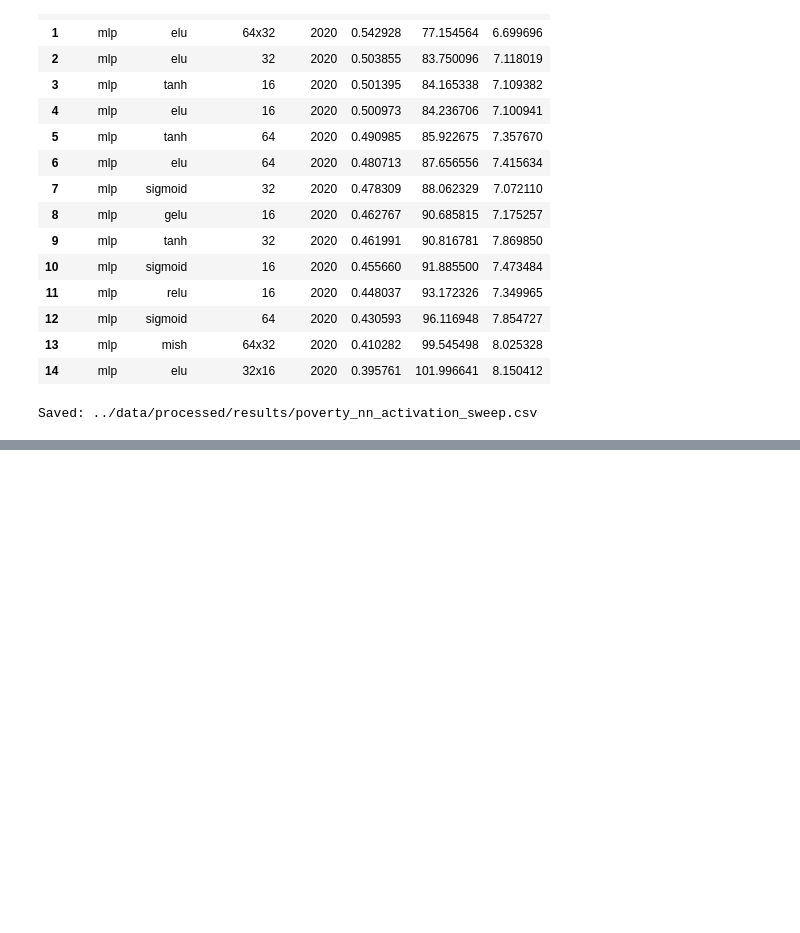
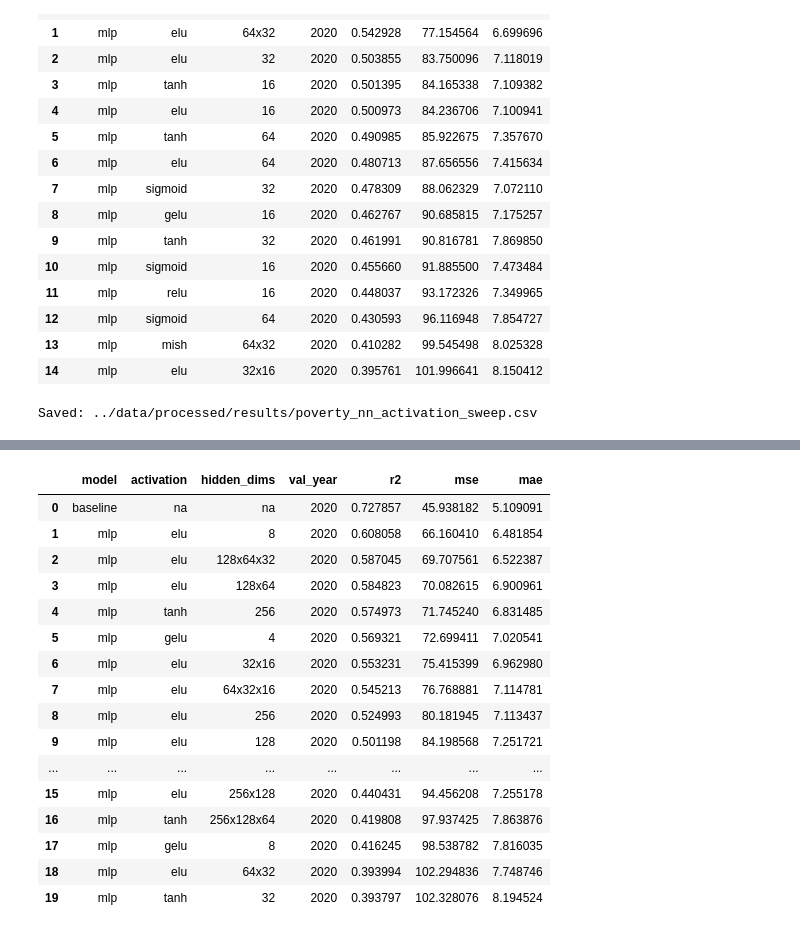
Before and after one commit to hovosukiasyan/capstone, a Jupyter notebook: notebooks/poverty_nn_activation_sweep_step_by_step.ipynb, the cells around one changed output, grey strips where cells are left out. Saved outputs shown, nothing was run; the diff lists cells and outputs as text; code cells hidden in the pictures; blank space fills up the shorter version.

```diff
--- a/notebooks/poverty_nn_activation_sweep_step_by_step.ipynb
+++ b/notebooks/poverty_nn_activation_sweep_step_by_step.ipynb
@@ -356,0 +351,63 @@ Any feature that is mathematically tied to `poverty_rate` in the same year (or c
+# %%
+set_seed(SEED)
+
+# Extended hidden layer size grid
+extended_hidden_grid: List[Tuple[int, ...]] = [
+    # Smaller single layers
+    (8,),
+    (4,),
+    # Original sizes (for comparison)
+    (16,),
+    (32,),
+    (64,),
+    # Larger single layers
+    (128,),
+    (256,),
+    # Two-layer architectures
+    (32, 16),
+    (64, 32),
+    (128, 64),
+    (256, 128),
+    # Deeper networks
+    (64, 32, 16),
+    (128, 64, 32),
+    (256, 128, 64),
+    # Very deep
+    (128, 64, 32, 16),
+]
+
+# Test with best activation (ELU) and a few others
+test_activations = ["elu", "tanh", "relu", "gelu"]
+
+rows_extended = [
+    {
+        "model": "baseline",
+        "activation": "na",
+        "hidden_dims": "na",
+        "val_year": val_year,
+        **compute_metrics(y_test, baseline_pred),
+    }
+]
+
+in_dim = X_train_t.shape[1]
+for act_name in test_activations:
+    act = make_activation(act_name)
+    for hidden_dims in extended_hidden_grid:
+        model = MLPRegressor(in_dim=in_dim, hidden_dims=hidden_dims, activation=act).to(device)
+        model = train_mlp(model, X_train_t, y_train_t, X_val_t, y_val_t, cfg, seed=SEED)
+        test_pred = predict(model, X_test_t)
+        rows_extended.append(
+            {
+                "model": "mlp",
+                "activation": act_name,
+                "hidden_dims": "x".join(map(str, hidden_dims)),
+                "val_year": val_year,
+                **compute_metrics(y_test, test_pred),
+            }
+        )
+
+results_extended = pd.DataFrame(rows_extended).sort_values(["r2", "mse"], ascending=[False, True]).reset_index(drop=True)
+print(f"Total configurations tested: {len(results_extended)}")
+print("\nTop 20 configurations:")
+results_extended.head(20)
+# %% [output]
@@ -356,0 +417,17 @@ Any feature that is mathematically tied to `poverty_rate` in the same year (or c
+|  | model | activation | hidden_dims | val_year | r2 | mse | mae |
+| 0 | baseline | na | na | 2020 | 0.727857 | 45.938182 | 5.109091 |
+| 1 | mlp | elu | 8 | 2020 | 0.608058 | 66.160410 | 6.481854 |
+| 2 | mlp | elu | 128x64x32 | 2020 | 0.587045 | 69.707561 | 6.522387 |
+| 3 | mlp | elu | 128x64 | 2020 | 0.584823 | 70.082615 | 6.900961 |
+| 4 | mlp | tanh | 256 | 2020 | 0.574973 | 71.745240 | 6.831485 |
+| 5 | mlp | gelu | 4 | 2020 | 0.569321 | 72.699411 | 7.020541 |
+| 6 | mlp | elu | 32x16 | 2020 | 0.553231 | 75.415399 | 6.962980 |
+| 7 | mlp | elu | 64x32x16 | 2020 | 0.545213 | 76.768881 | 7.114781 |
+| 8 | mlp | elu | 256 | 2020 | 0.524993 | 80.181945 | 7.113437 |
+| 9 | mlp | elu | 128 | 2020 | 0.501198 | 84.198568 | 7.251721 |
+| ... | ... | ... | ... | ... | ... | ... | ... |
+| 15 | mlp | elu | 256x128 | 2020 | 0.440431 | 94.456208 | 7.255178 |
+| 16 | mlp | tanh | 256x128x64 | 2020 | 0.419808 | 97.937425 | 7.863876 |
+| 17 | mlp | gelu | 8 | 2020 | 0.416245 | 98.538782 | 7.816035 |
+| 18 | mlp | elu | 64x32 | 2020 | 0.393994 | 102.294836 | 7.748746 |
+| 19 | mlp | tanh | 32 | 2020 | 0.393797 | 102.328076 | 8.194524 |
```
Also changed, not shown: parts of 10 cells of this notebook, 3 other files.
